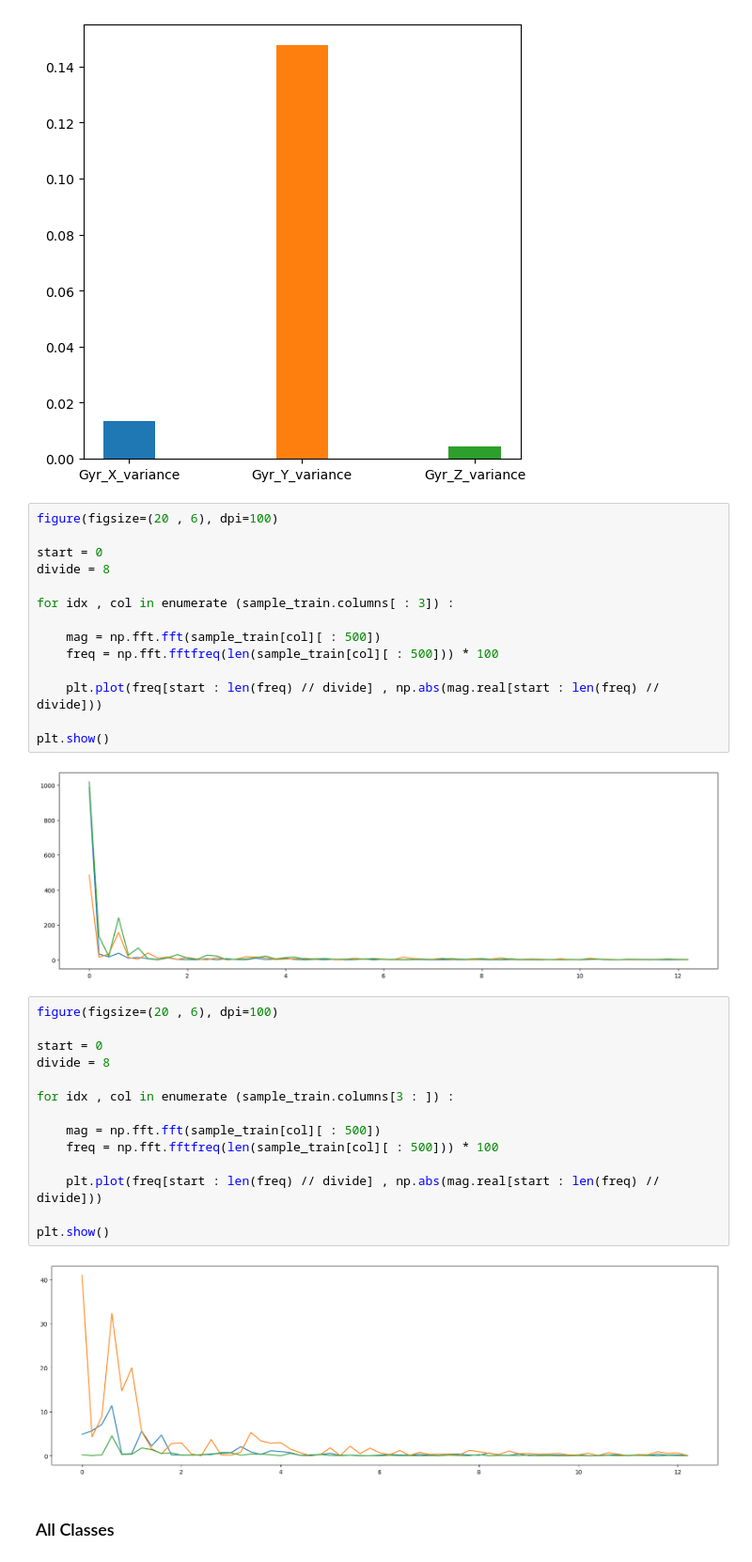
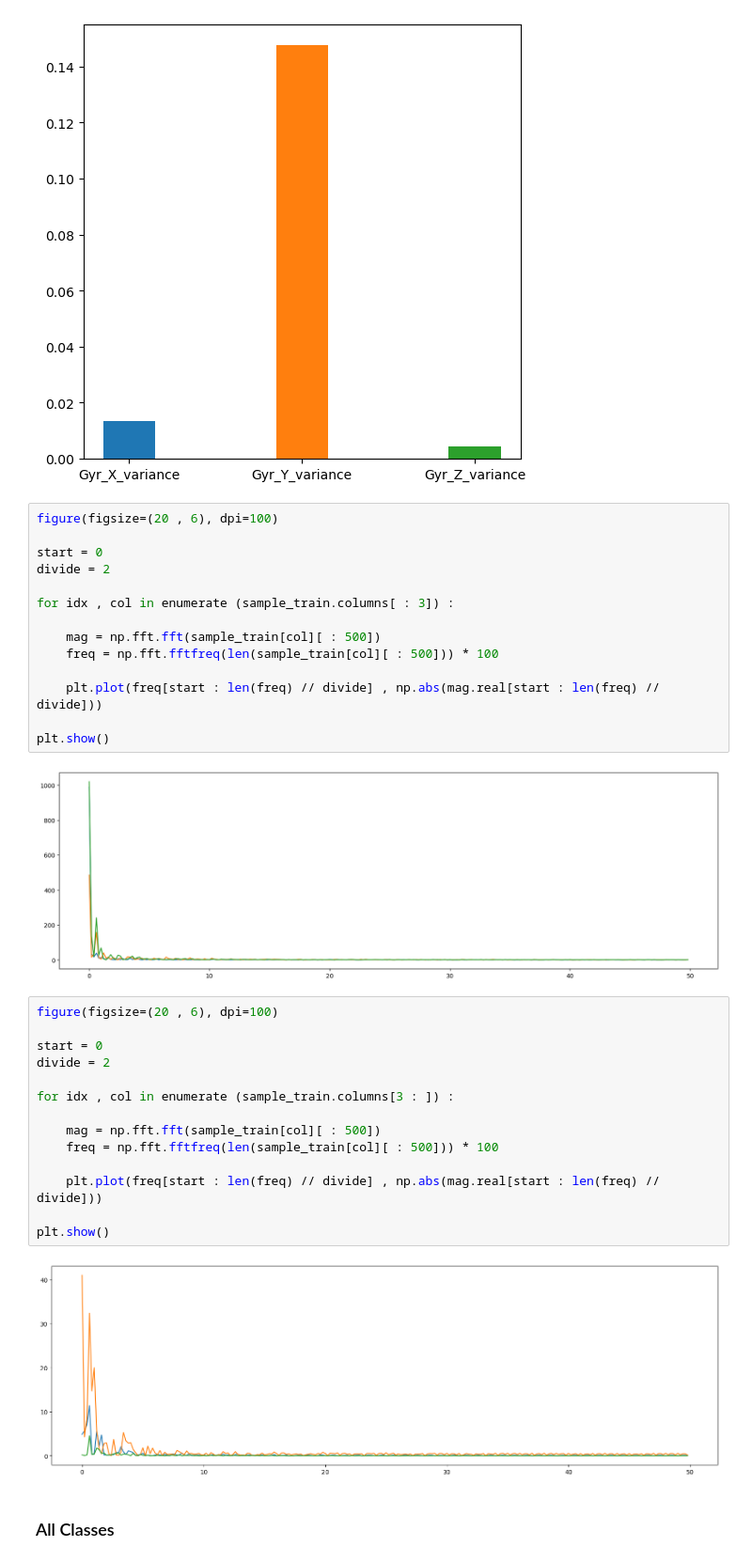
Before and after one commit to xHexlabx/Kaggle, a Jupyter notebook: Human_Activity_Recognition/Human_Activity_Recognition.ipynb, the cells around one changed output. Shown at 94% size. Drawn from its saved outputs; the diff is of its cells as text.

```diff
--- a/Human_Activity_Recognition/Human_Activity_Recognition.ipynb
+++ b/Human_Activity_Recognition/Human_Activity_Recognition.ipynb
@@ -82,7 +82,7 @@ plt.show()
 figure(figsize=(20 , 6), dpi=100)
 
 start = 0
-divide = 8
+divide = 2
 
 for idx , col in enumerate (sample_train.columns[ : 3]) :
 
@@ -93,23 +93,23 @@ for idx , col in enumerate (sample_train.columns[ : 3]) :
 
 plt.show()
 # %% [output]
-[figure, old version]
+[figure, new version]
 # %%
 figure(figsize=(20 , 6), dpi=100)
 
 start = 0
-divide = 8
+divide = 2
 
 for idx , col in enumerate (sample_train.columns[3 : ]) :
 
     mag = np.fft.fft(sample_train[col][ : 500])
     freq = np.fft.fftfreq(len(sample_train[col][ : 500])) * 100
 
     plt.plot(freq[start : len(freq) // divide] , np.abs(mag.real[start : len(freq) // divide]))
 
 plt.show()
 # %% [output]
-[figure, old version]
+[figure, new version]
 # %% [markdown]
 ### All Classes
 # %%
```
Also changed, not shown: parts of 6 cells of this notebook.
